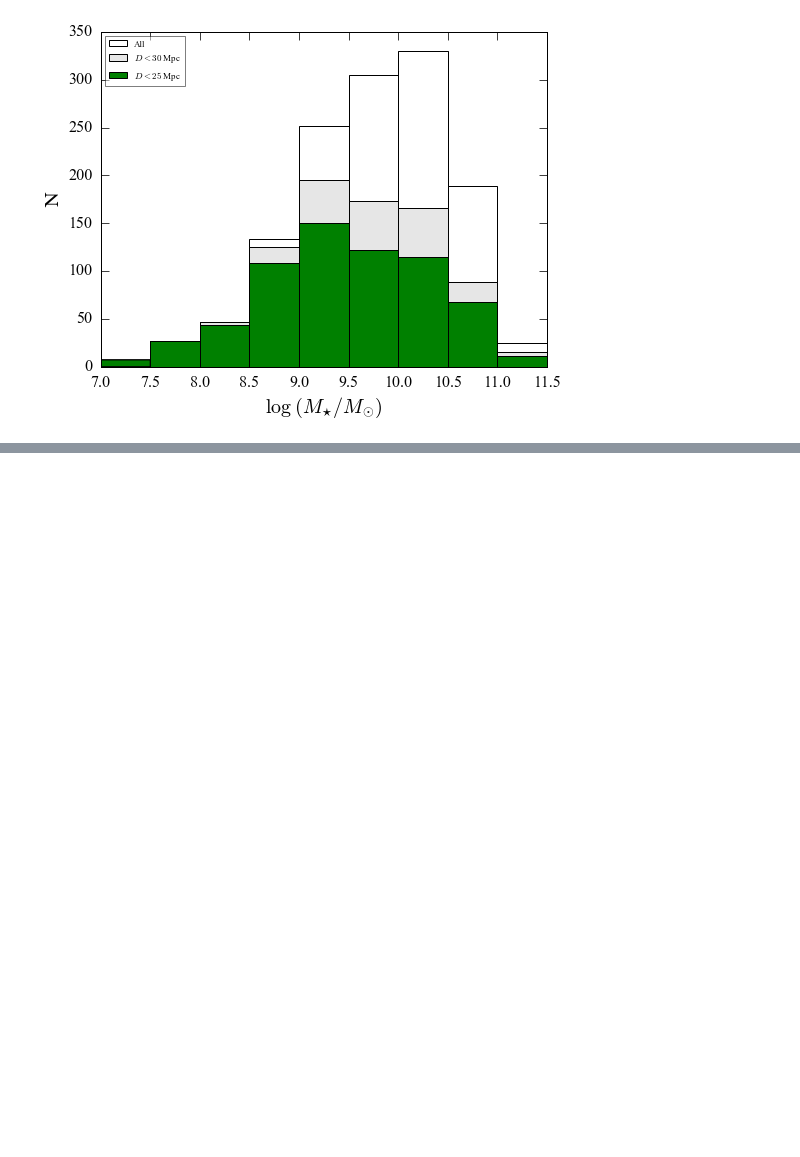
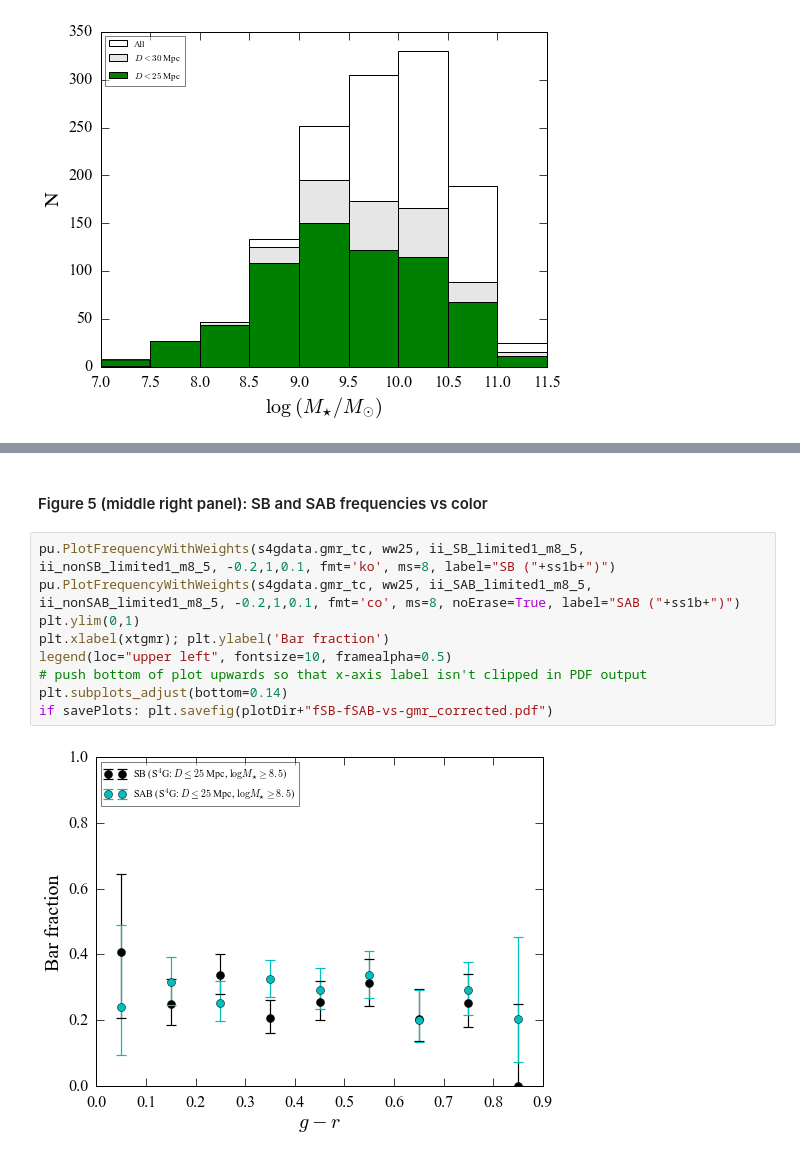
Before and after one commit to perwin/s4g_barfractions, a Jupyter notebook: s4gbars_main.ipynb, the cells around one changed output, grey strips where cells are left out. Saved outputs shown, nothing was run; the diff lists cells and outputs as text; blank space fills up the shorter version.

```diff
--- a/s4gbars_main.ipynb
+++ b/s4gbars_main.ipynb
@@ -441,0 +556,13 @@ if savePlots: savefig(plotDir+"logmstar_hist.pdf")
+# %% [markdown]
+#### Figure 5 (middle right panel): SB and SAB frequencies vs color
+# %%
+pu.PlotFrequencyWithWeights(s4gdata.gmr_tc, ww25, ii_SB_limited1_m8_5, ii_nonSB_limited1_m8_5, -0.2,1,0.1, fmt='ko', ms=8, label="SB ("+ss1b+")")
+pu.PlotFrequencyWithWeights(s4gdata.gmr_tc, ww25, ii_SAB_limited1_m8_5, ii_nonSAB_limited1_m8_5, -0.2,1,0.1, fmt='co', ms=8, noErase=True, label="SAB ("+ss1b+")")
+plt.ylim(0,1)
+plt.xlabel(xtgmr); plt.ylabel('Bar fraction')
+legend(loc="upper left", fontsize=10, framealpha=0.5)
+# push bottom of plot upwards so that x-axis label isn't clipped in PDF output
+plt.subplots_adjust(bottom=0.14)
+if savePlots: plt.savefig(plotDir+"fSB-fSAB-vs-gmr_corrected.pdf")
+# %% [output]
+[figure, added]
```
Also changed, not shown: parts of 12 cells of this notebook, 1 other file.
